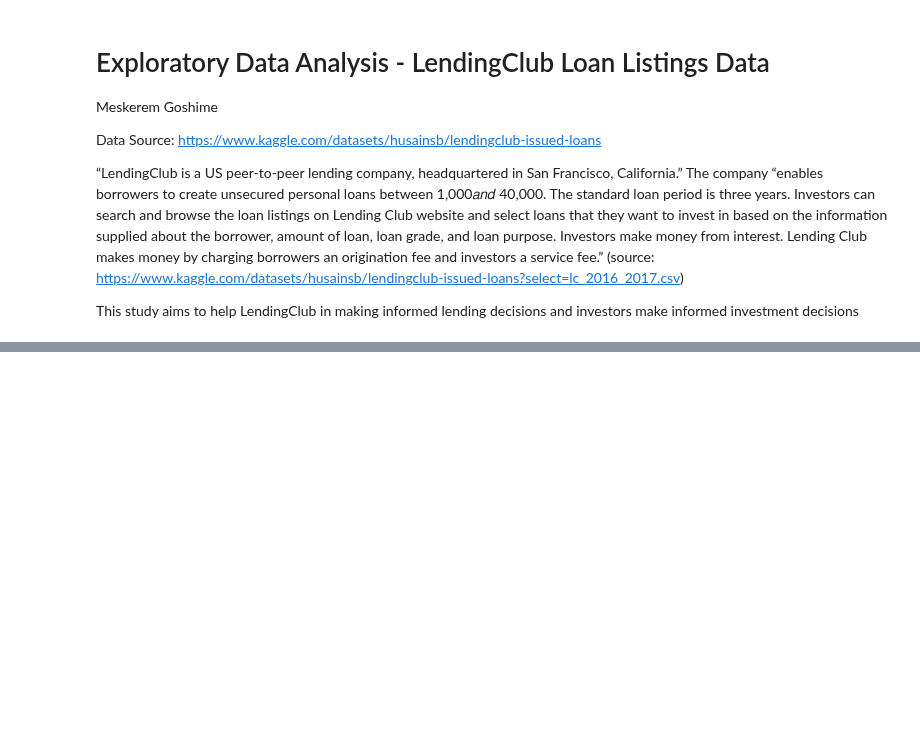
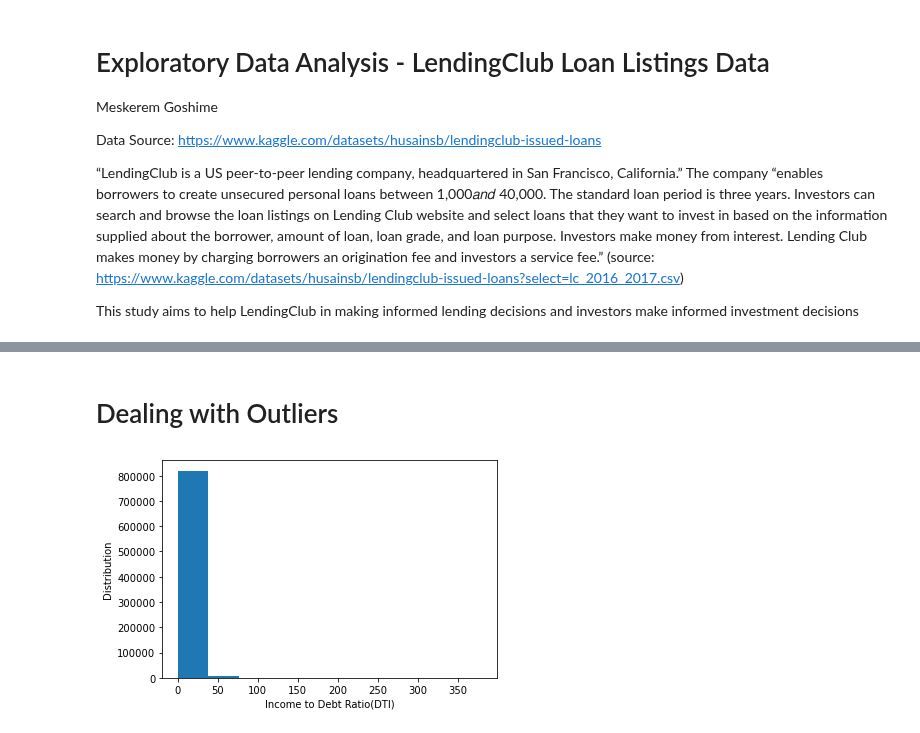
Before and after one commit to meskeremg/MeskiSBWork, a Jupyter notebook: Capstone2MeskeremGoshime/notebooks/Capstone2_Exploratory_Data_Analysis_LendingClub_Meskerem_Goshime.ipynb, the cells around one changed output, grey strips where cells are left out. Drawn from its saved outputs; the diff is of its cells as text; code cells hidden in the pictures; blank space fills up the shorter version.

```diff
--- a/Capstone2MeskeremGoshime/notebooks/Capstone2_Exploratory_Data_Analysis_LendingClub_Meskerem_Goshime.ipynb
+++ b/Capstone2MeskeremGoshime/notebooks/Capstone2_Exploratory_Data_Analysis_LendingClub_Meskerem_Goshime.ipynb
@@ -434,0 +46,6 @@ Loan_0715.to_csv('Loan_0715_after_eda.csv',index=False)
+# %%
+# converting the term column to numeric values.
+
+df['term'] = df['term'].replace(to_replace = " 36 months", value =36)
+df['term'] = df['term'].replace(to_replace = " 60 months", value =60)
+df['term'].value_counts()
@@ -434,0 +56,8 @@ Loan_0715.to_csv('Loan_0715_after_eda.csv',index=False)
+# %%
+# Converting emp_length to numeric.
+df['emp_length'] = df['emp_length'].replace(['< 1 year', '1 year', '2 years', '3 years', '4 years', '5 years', '6 years', '7 years', '8 years', '9 years', '10+ years'],
+                                            [0, 1, 2, 3, 4, 5, 6, 7, 8, 9, 10])
+# %%
+# Converting the grade column to numeric values.
+df['grade'] = df['grade'].replace(['A', 'B', 'C', 'D', 'E', 'F', 'G'], [1, 2, 3, 4, 5, 6, 7])
+df['grade'].value_counts()
@@ -434,0 +73,4 @@ Loan_0715.to_csv('Loan_0715_after_eda.csv',index=False)
+# %%
+# Dropping rows with null values
+df = df.dropna()
+df.isna().sum()
@@ -434,0 +157,2 @@ Loan_0715.to_csv('Loan_0715_after_eda.csv',index=False)
+# %% [markdown]
+# Dealing with Outliers
@@ -434,0 +161,7 @@ Loan_0715.to_csv('Loan_0715_after_eda.csv',index=False)
+# %%
+plt.hist(df['dti'])
+plt.xlabel('Income to Debt Ratio(DTI)')
+plt.ylabel('Distribution')
+plt.show()
+# %% [output]
+[figure, added]
```
Also changed, not shown: parts of 92 cells of this notebook.
